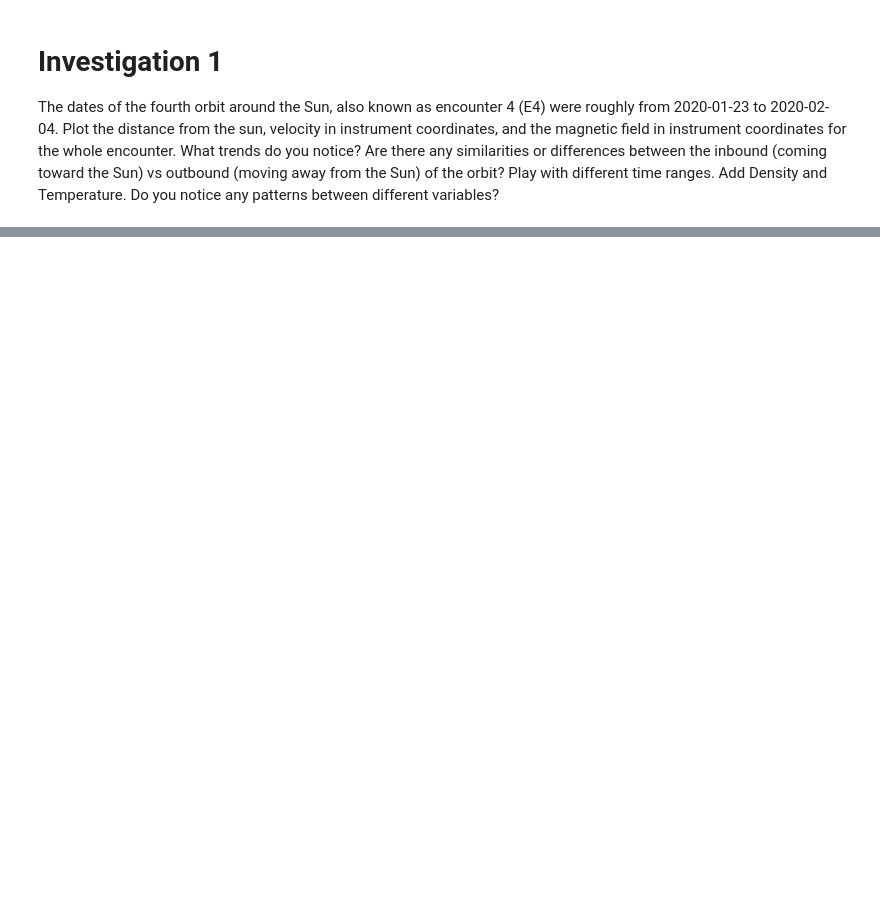
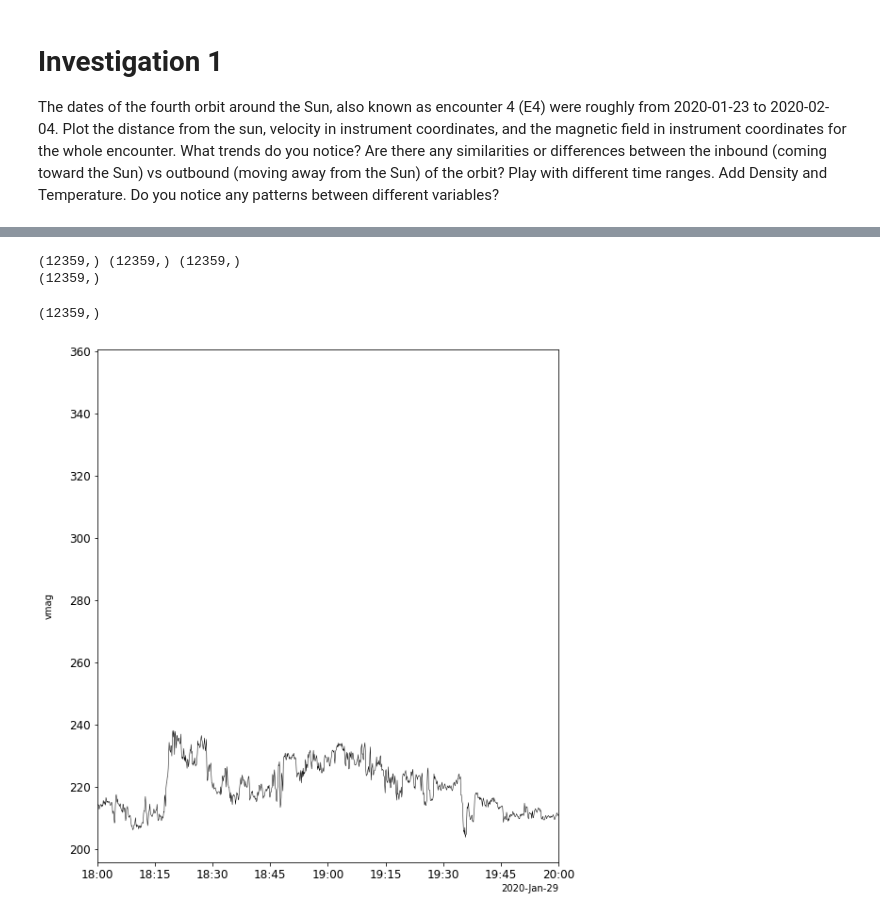
Before and after one commit to jlverniero/PSP_Data_Analysis_Tutorials, a Jupyter notebook: PSP_data_tutorial_pyspedas_v0.ipynb, the cells around one changed output, grey strips where cells are left out. Cells and saved outputs as stored; diff of their text form; code cells hidden in the pictures; blank space fills up the shorter version.

```diff
--- a/PSP_data_tutorial_pyspedas_v0.ipynb
+++ b/PSP_data_tutorial_pyspedas_v0.ipynb
@@ -110,0 +210,11 @@ print(vr.shape)
+# %%
+#define times
+vtimes=vel_rtn.times
+
+print(vtimes[100])
+
+#convert from unix time unsing time_string function
+print(time_string(vtimes[100]))
+
+#see times entries 90-100
+print(time_string(vtimes[89:99]))
@@ -110,0 +225,27 @@ print(vr.shape)
+# %%
+#the ':' symbol accesses everything in first column (time)
+#access vr, vt, vn
+vr = vel_rtn.y[:,0]
+vt = vel_rtn.y[:,1]
+vn = vel_rtn.y[:,2]
+
+#check all arrays are same shape
+print(vr.shape,vt.shape,vn.shape)
+# %% [output]
+(12359,) (12359,) (12359,)
+(12359,)
+# %%
+
+#define magnitude of velocity vector
+vmag=np.sqrt(vr**2 + vt**2 + vn**2) #note '**' symbol is for exponents
+print(np.shape(vmag))
+
+
+#define new tplot variable
+store_data('vmag',data={'x':vtimes,'y':vmag})
+
+#plot
+tplot('vmag')
+# %% [output]
+(12359,)
+[figure, added]
```
Also changed, not shown: parts of 21 cells of this notebook.
